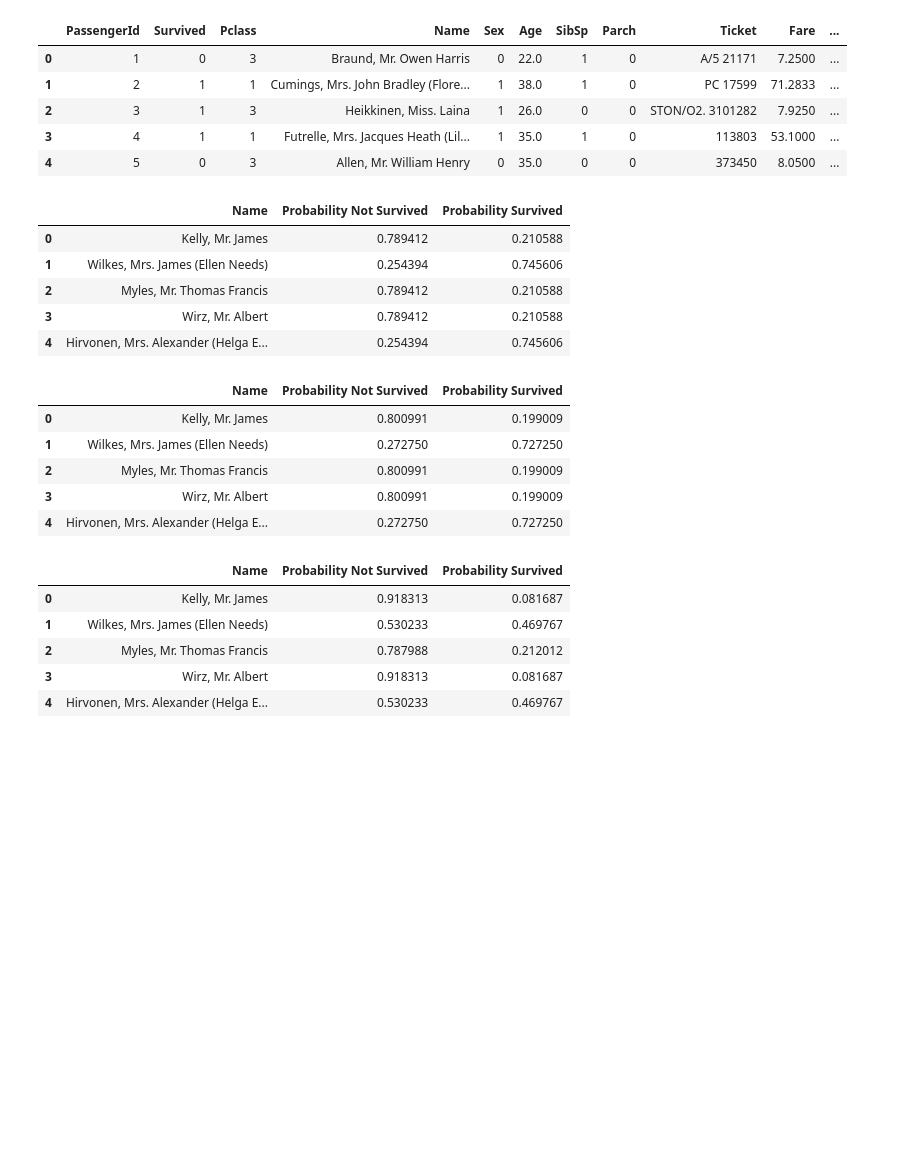
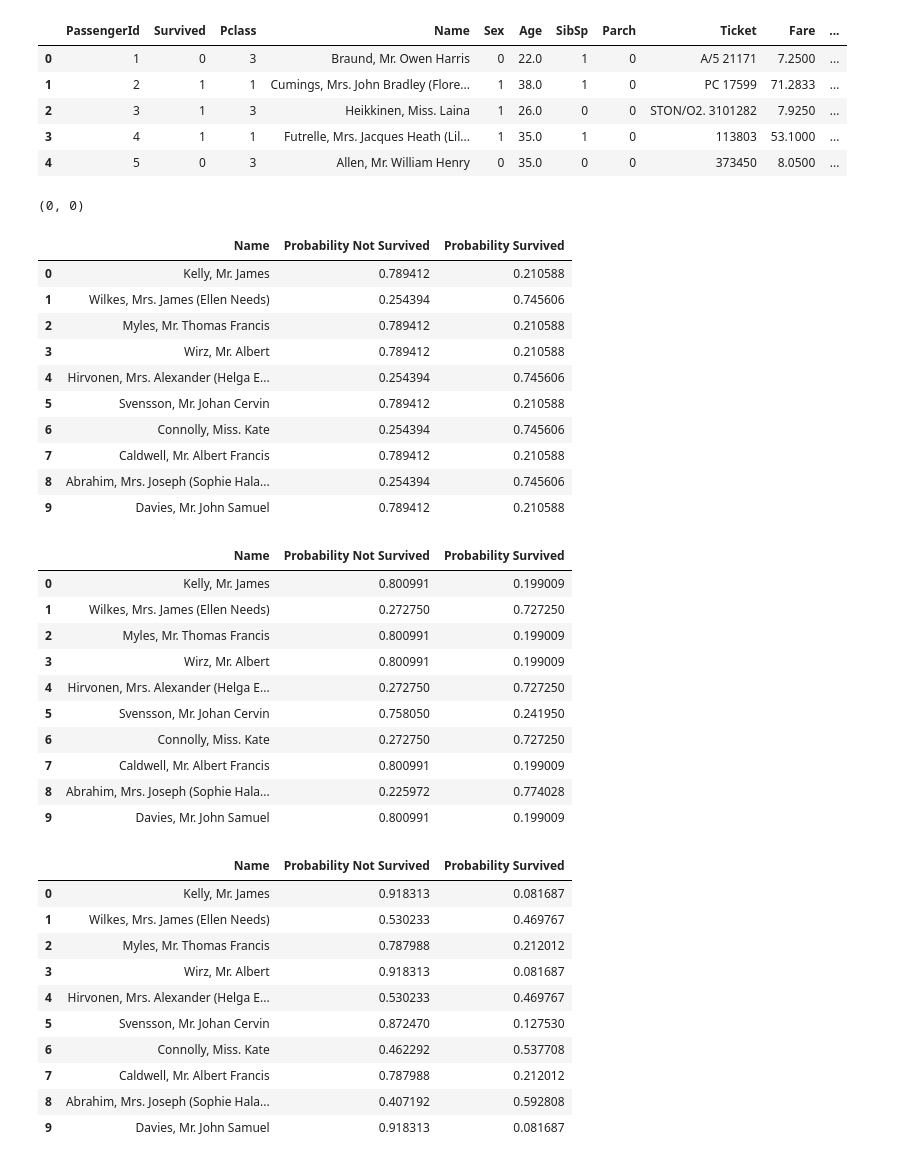
Before and after one commit to sorei9240/Logistic_Regression, a Jupyter notebook: logisticRegression.ipynb, the cells around one changed output. Drawn from its saved outputs; the diff is of its cells as text; code cells hidden in the pictures; blank space fills up the shorter version.

Commit message:
fixed dataframe

```diff
--- a/logisticRegression.ipynb
+++ b/logisticRegression.ipynb
@@ -158,27 +158,41 @@ titanic_train.head()
 | 2 | 3 | 1 | 3 | Heikkinen, Miss. Laina | 1 | 26.0 | 0 | 0 | STON/O2. 3101282 | 7.9250 | ... |
 | 3 | 4 | 1 | 1 | Futrelle, Mrs. Jacques Heath (Lil... | 1 | 35.0 | 1 | 0 | 113803 | 53.1000 | ... |
 | 4 | 5 | 0 | 3 | Allen, Mr. William Henry | 0 | 35.0 | 0 | 0 | 373450 | 8.0500 | ... |
+# %%
+missing_sex_train = titanic_train['Sex'].isnull().sum()
+missing_sex_test = titanic_test['Sex'].isnull().sum()
+
+missing_sex_train, missing_sex_test
+# %% [output]
+(0, 0)
 # %%
 
 X_train = titanic_train['Sex'].values.reshape(-1, 1) #independent variable
 y_train = titanic_train['Survived'] #dependent variable
 X_test = titanic_test['Sex'].values.reshape(-1, 1)
 # Create and train the model
 log_reg = LogisticRegression()
 log_reg.fit(X_train, y_train)
 # Make predictions
 probabilities = log_reg.predict_proba(X_test)
 probabilities_df = pd.DataFrame(probabilities, columns=['Probability Not Survived', 'Probability Survived'])
-df_with_name = pd.concat([titanic_test['Name'], probabilities_df], axis=1)
+titanic_test_reset = titanic_test.reset_index(drop=True)
+probabilities_df_reset = probabilities_df.reset_index(drop=True)
+df_with_name = pd.concat([titanic_test_reset['Name'], probabilities_df_reset], axis=1)
 # Display predictions
-df_with_name.head()
+df_with_name.head(10)
 # %% [output]
 |  | Name | Probability Not Survived | Probability Survived |
 | 0 | Kelly, Mr. James | 0.789412 | 0.210588 |
 | 1 | Wilkes, Mrs. James (Ellen Needs) | 0.254394 | 0.745606 |
 | 2 | Myles, Mr. Thomas Francis | 0.789412 | 0.210588 |
 | 3 | Wirz, Mr. Albert | 0.789412 | 0.210588 |
 | 4 | Hirvonen, Mrs. Alexander (Helga E... | 0.254394 | 0.745606 |
+| 5 | Svensson, Mr. Johan Cervin | 0.789412 | 0.210588 |
+| 6 | Connolly, Miss. Kate | 0.254394 | 0.745606 |
+| 7 | Caldwell, Mr. Albert Francis | 0.789412 | 0.210588 |
+| 8 | Abrahim, Mrs. Joseph (Sophie Hala... | 0.254394 | 0.745606 |
+| 9 | Davies, Mr. John Samuel | 0.789412 | 0.210588 |
 # %%
 features = ['Sex','BinnedAge'] #features to use for prediction
 X_train = titanic_train[features] #independent variables
@@ -190,9 +204,11 @@ log_reg.fit(X_train, y_train)
 # Make predictions
 probabilities = log_reg.predict_proba(X_test)
 probabilities_df = pd.DataFrame(probabilities, columns=['Probability Not Survived', 'Probability Survived'])
-df_with_name = pd.concat([titanic_test['Name'], probabilities_df], axis=1)
+titanic_test_reset = titanic_test.reset_index(drop=True)
+probabilities_df_reset = probabilities_df.reset_index(drop=True)
+df_with_name = pd.concat([titanic_test_reset['Name'], probabilities_df_reset], axis=1)
 # Display predictions
-df_with_name.head()
+df_with_name.head(10)
 # %% [output]
 |  | Name | Probability Not Survived | Probability Survived |
 | 0 | Kelly, Mr. James | 0.800991 | 0.199009 |
@@ -200,6 +216,11 @@ df_with_name.head()
 | 2 | Myles, Mr. Thomas Francis | 0.800991 | 0.199009 |
 | 3 | Wirz, Mr. Albert | 0.800991 | 0.199009 |
 | 4 | Hirvonen, Mrs. Alexander (Helga E... | 0.272750 | 0.727250 |
+| 5 | Svensson, Mr. Johan Cervin | 0.758050 | 0.241950 |
+| 6 | Connolly, Miss. Kate | 0.272750 | 0.727250 |
+| 7 | Caldwell, Mr. Albert Francis | 0.800991 | 0.199009 |
+| 8 | Abrahim, Mrs. Joseph (Sophie Hala... | 0.225972 | 0.774028 |
+| 9 | Davies, Mr. John Samuel | 0.800991 | 0.199009 |
 # %%
 features = ['Sex','Pclass', 'BinnedAge', 'Title'] #features to use for prediction
 X_train = titanic_train[features] #independent variables
@@ -211,9 +232,11 @@ log_reg.fit(X_train, y_train)
 # Make predictions
 probabilities = log_reg.predict_proba(X_test)
 probabilities_df = pd.DataFrame(probabilities, columns=['Probability Not Survived', 'Probability Survived'])
-df_with_name = pd.concat([titanic_test['Name'], probabilities_df], axis=1)
+titanic_test_reset = titanic_test.reset_index(drop=True)
+probabilities_df_reset = probabilities_df.reset_index(drop=True)
+df_with_name = pd.concat([titanic_test_reset['Name'], probabilities_df_reset], axis=1)
 # Display predictions
-df_with_name.head()
+df_with_name.head(10)
 # %% [output]
 |  | Name | Probability Not Survived | Probability Survived |
 | 0 | Kelly, Mr. James | 0.918313 | 0.081687 |
@@ -221,3 +244,8 @@ df_with_name.head()
 | 2 | Myles, Mr. Thomas Francis | 0.787988 | 0.212012 |
 | 3 | Wirz, Mr. Albert | 0.918313 | 0.081687 |
 | 4 | Hirvonen, Mrs. Alexander (Helga E... | 0.530233 | 0.469767 |
+| 5 | Svensson, Mr. Johan Cervin | 0.872470 | 0.127530 |
+| 6 | Connolly, Miss. Kate | 0.462292 | 0.537708 |
+| 7 | Caldwell, Mr. Albert Francis | 0.787988 | 0.212012 |
+| 8 | Abrahim, Mrs. Joseph (Sophie Hala... | 0.407192 | 0.592808 |
+| 9 | Davies, Mr. John Samuel | 0.918313 | 0.081687 |
```
Also changed, not shown: parts of 1 cell of this notebook.
